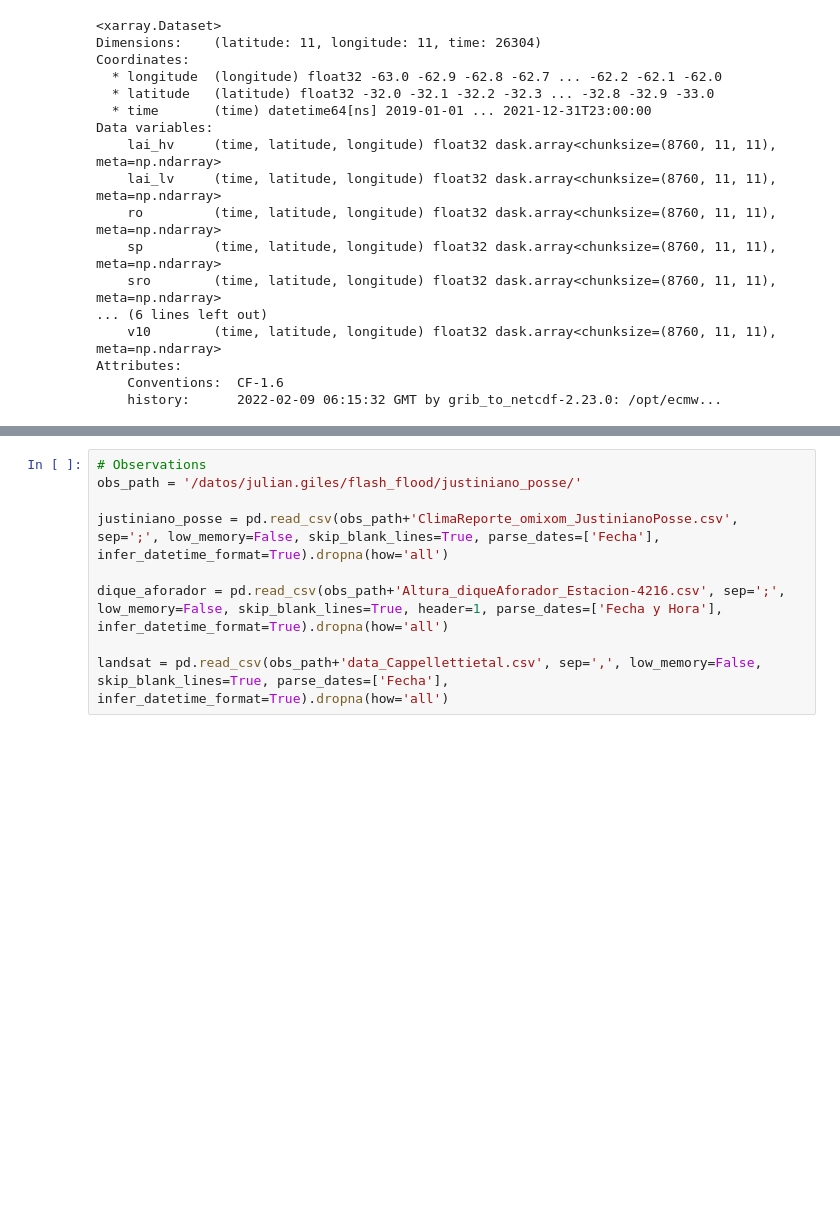
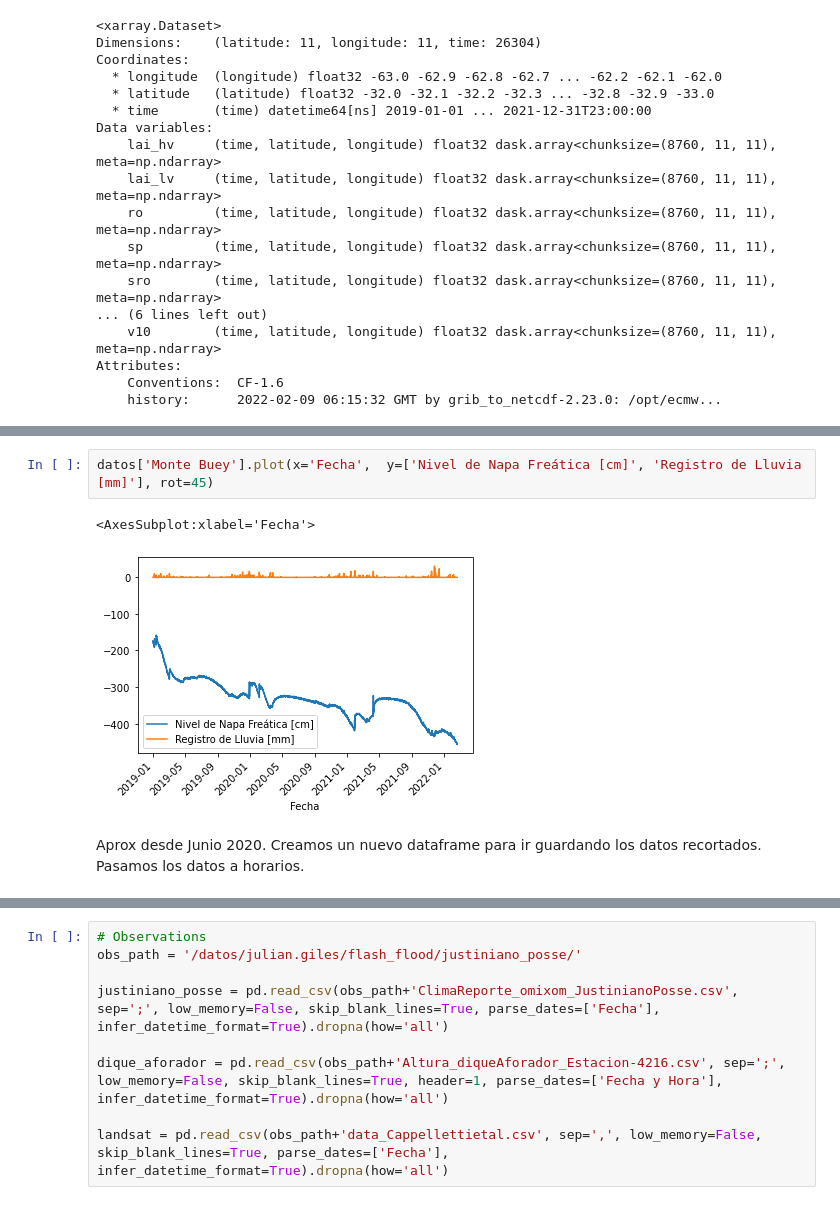
Before and after one commit to JulianGiles/flash_flood_ML, a Jupyter notebook: data_selection_and_comparison.ipynb, the cells around one changed output, grey strips where cells are left out. Drawn from its saved outputs; the diff is of its cells as text; blank space fills up the shorter version.

```diff
--- a/data_selection_and_comparison.ipynb
+++ b/data_selection_and_comparison.ipynb
@@ -64,0 +162,7 @@ Attributes:
+# %%
+datos['Monte Buey'].plot(x='Fecha',  y=['Nivel de Napa Freática [cm]', 'Registro de Lluvia [mm]'], rot=45)
+# %% [output]
+<AxesSubplot:xlabel='Fecha'>
+[figure, added]
+# %% [markdown]
+Aprox desde Junio 2020. Creamos un nuevo dataframe para ir guardando los datos recortados. Pasamos los datos a horarios.
```
Also changed, not shown: parts of 50 cells of this notebook, 1 other file.
